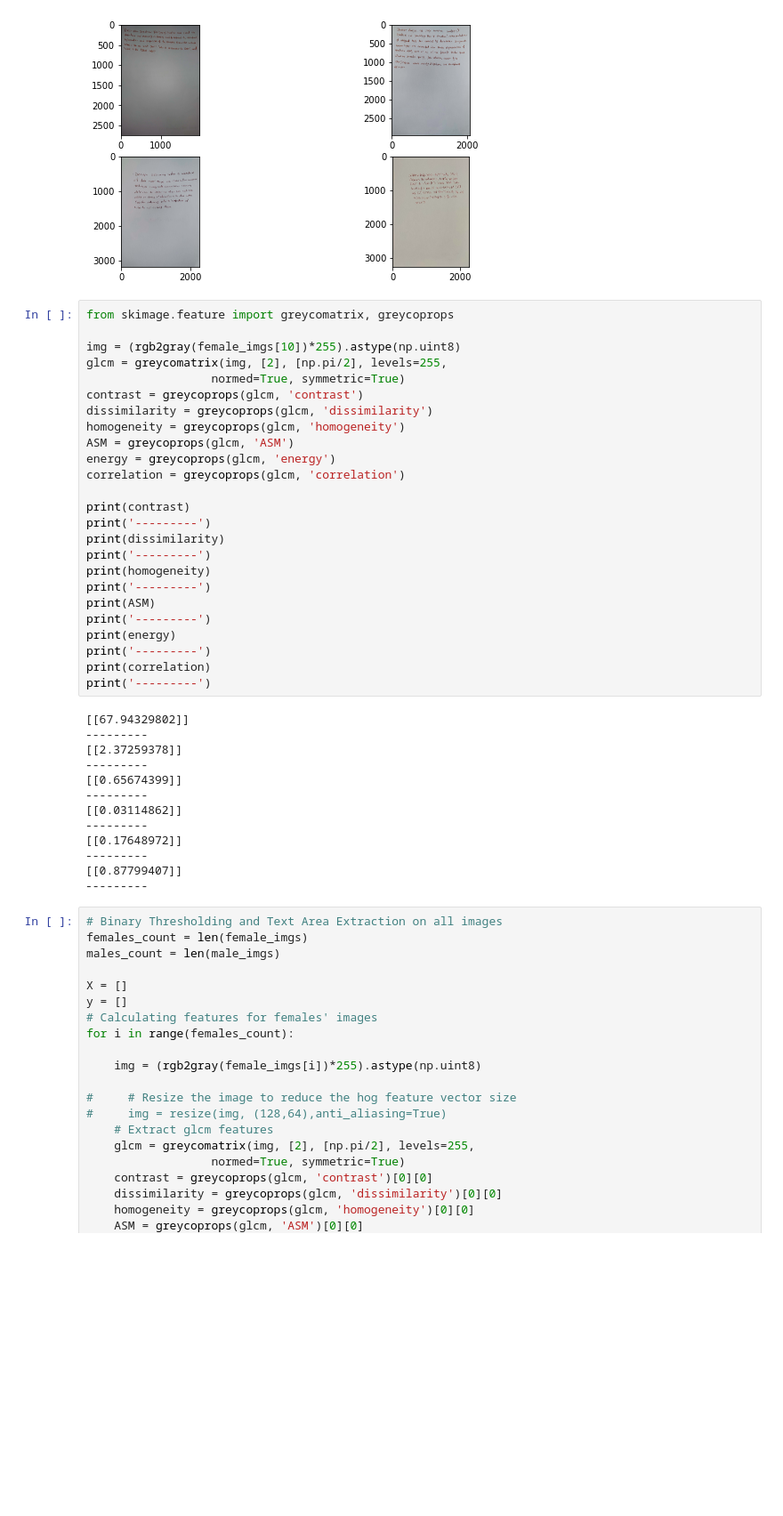
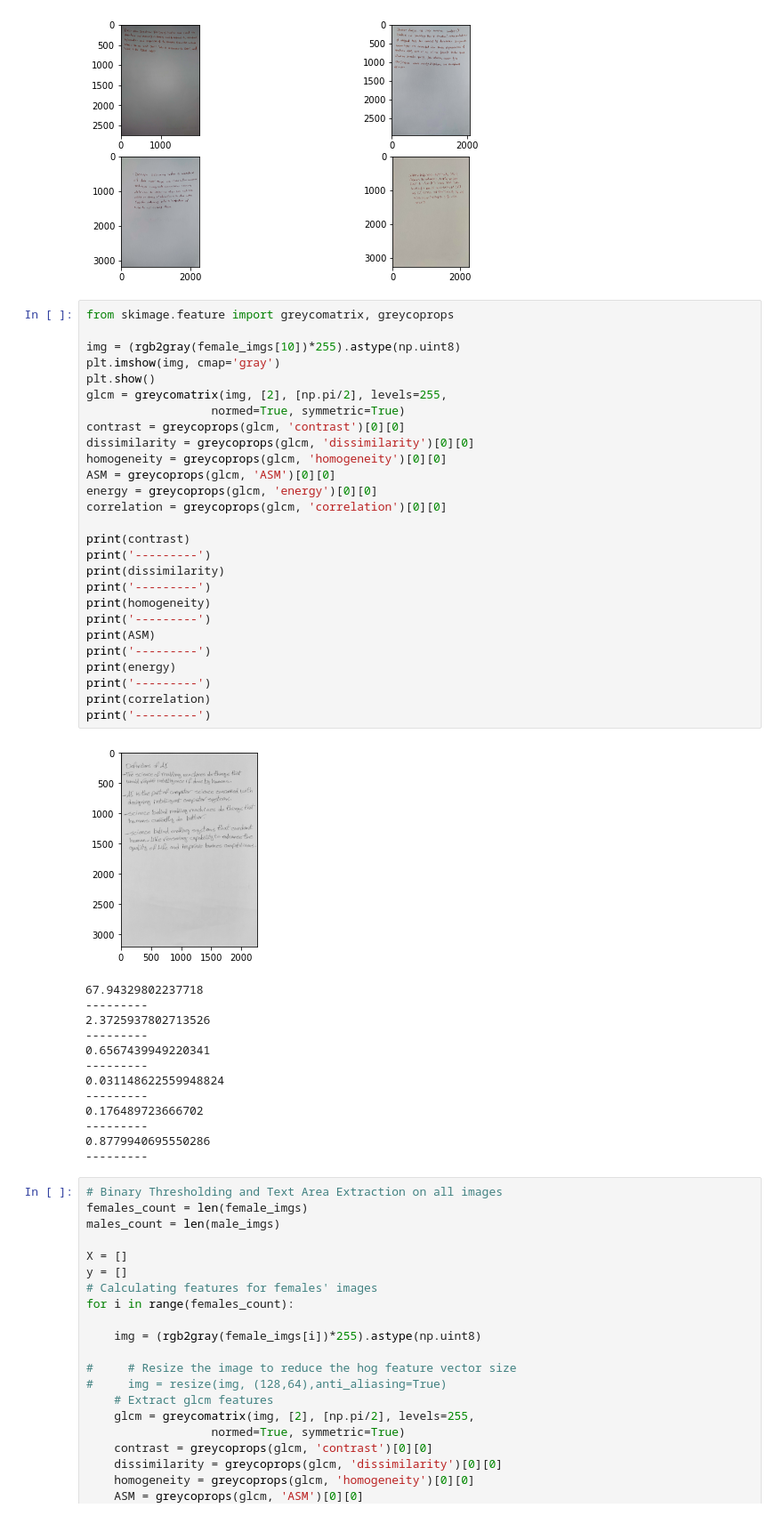
Before and after one commit to NouranHany/Handwriting-Based-Gender-Classification, a Jupyter notebook: GLCM Features.ipynb, the cells around one changed output. Shown: that part at 89% size. Saved outputs shown, nothing was run; the diff lists cells and outputs as text; blank space fills up the shorter version.

```diff
--- a/GLCM Features.ipynb
+++ b/GLCM Features.ipynb
@@ -45,40 +55,43 @@ Males handwritten samples
 # %%
 from skimage.feature import greycomatrix, greycoprops
 
 img = (rgb2gray(female_imgs[10])*255).astype(np.uint8)
+plt.imshow(img, cmap='gray')
+plt.show()
 glcm = greycomatrix(img, [2], [np.pi/2], levels=255,
                   normed=True, symmetric=True)
-contrast = greycoprops(glcm, 'contrast')
-dissimilarity = greycoprops(glcm, 'dissimilarity')
-homogeneity = greycoprops(glcm, 'homogeneity')
-ASM = greycoprops(glcm, 'ASM')
-energy = greycoprops(glcm, 'energy')
-correlation = greycoprops(glcm, 'correlation')
+contrast = greycoprops(glcm, 'contrast')[0][0]
+dissimilarity = greycoprops(glcm, 'dissimilarity')[0][0]
+homogeneity = greycoprops(glcm, 'homogeneity')[0][0]
+ASM = greycoprops(glcm, 'ASM')[0][0]
+energy = greycoprops(glcm, 'energy')[0][0]
+correlation = greycoprops(glcm, 'correlation')[0][0]
 
 print(contrast)
 print('---------')
 print(dissimilarity)
 print('---------')
 print(homogeneity)
 print('---------')
 print(ASM)
 print('---------')
 print(energy)
 print('---------')
 print(correlation)
 print('---------')
 # %% [output]
+[figure, added]
-[[67.94329802]]
+67.94329802237718
 ---------
-[[2.37259378]]
+2.3725937802713526
 ---------
-[[0.65674399]]
+0.6567439949220341
 ---------
-[[0.03114862]]
+0.031148622559948824
 ---------
-[[0.17648972]]
+0.176489723666702
 ---------
-[[0.87799407]]
+0.8779940695550286
 ---------
 # %%
 # Binary Thresholding and Text Area Extraction on all images
```
Also changed, not shown: parts of 6 cells of this notebook, 1 other file.
